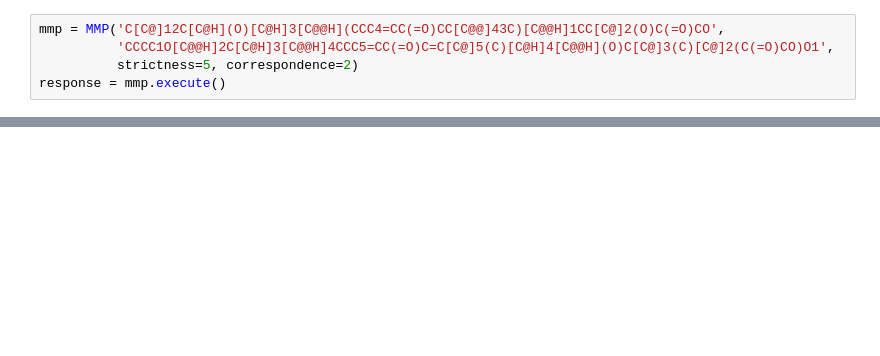
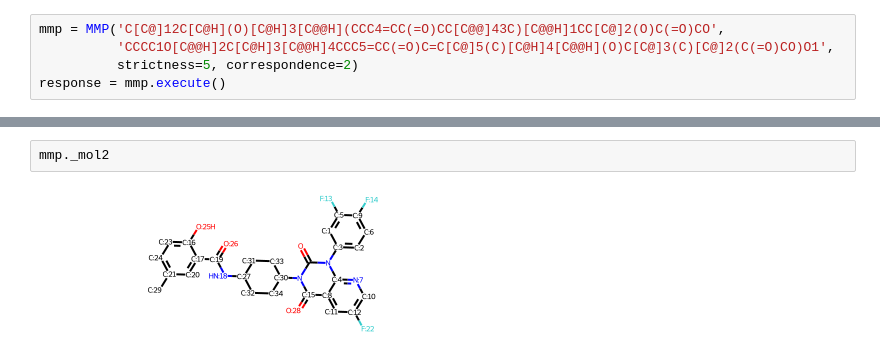
Before and after one commit to warner121/wizepair2, a Jupyter notebook: notebooks/examples.ipynb, the cells around one changed output, grey strips where cells are left out. Saved outputs shown, nothing was run; the diff lists cells and outputs as text; blank space fills up the shorter version.

```diff
--- a/notebooks/examples.ipynb
+++ b/notebooks/examples.ipynb
@@ -195,0 +209,4 @@ Chem.rdChemReactions.ReactionFromSmarts(response[3]['smirks'])
+# %%
+mmp._mol2
+# %% [output]
+[figure, added]
```
Also changed, not shown: parts of 32 cells of this notebook, 7 other files.
